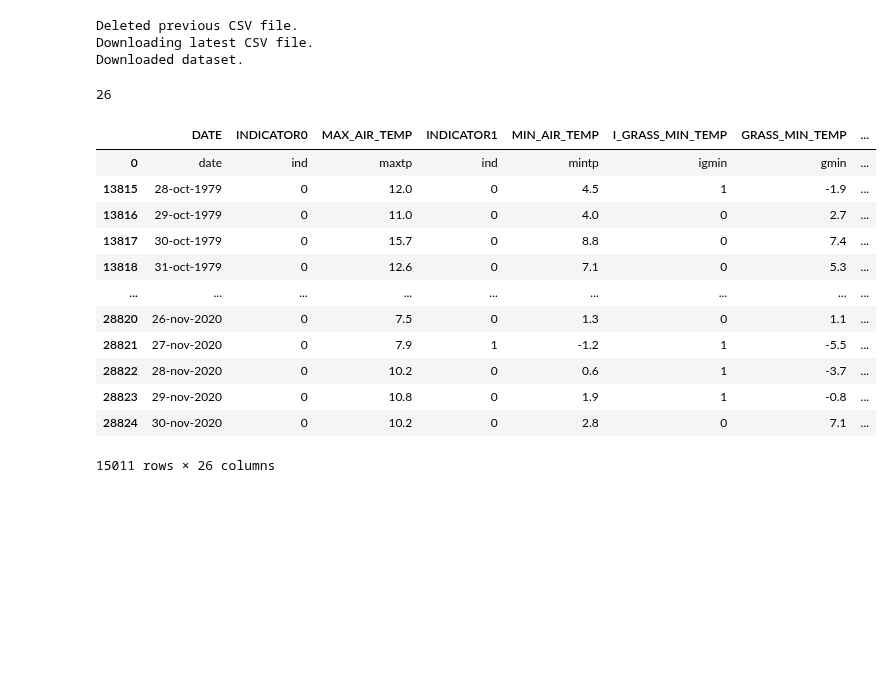
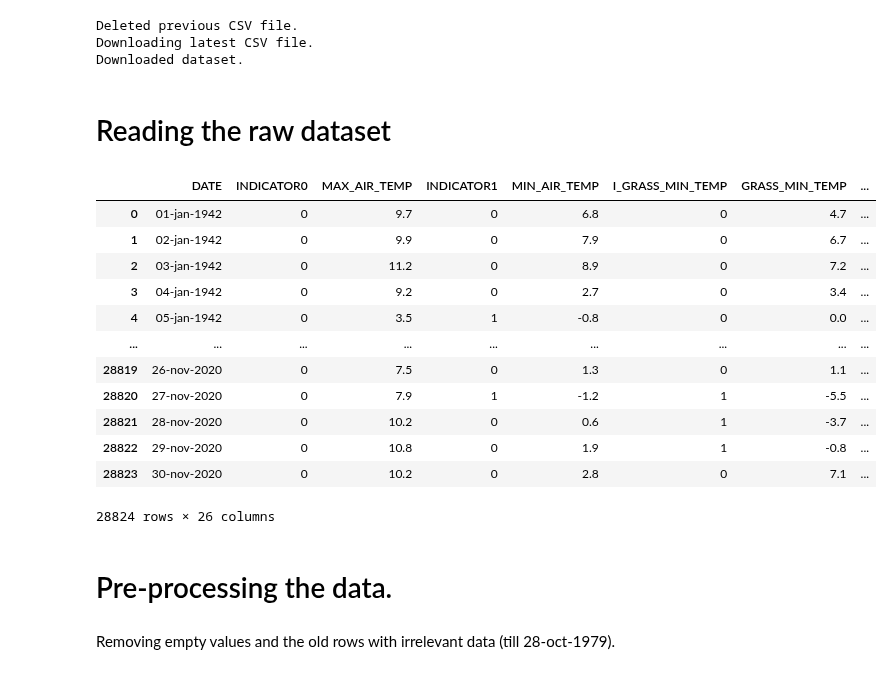
Before and after one commit to siddhesh21/Dublin-Rainfall-Analysis-Predictions, a Jupyter notebook: final_assignment/ML_final_assignment.ipynb, the cells around one changed output. Drawn from its saved outputs; the diff is of its cells as text; code cells hidden in the pictures; blank space fills up the shorter version.

Commit message:
Pre-processing started and Rain boolean added.

```diff
--- a/final_assignment/ML_final_assignment.ipynb
+++ b/final_assignment/ML_final_assignment.ipynb
@@ -31,28 +31,35 @@ with open("dly532.csv", "w") as writing:
 writing.close()
+# %% [markdown]
+# Reading the raw dataset
 # %%
 names = ["DATE", "INDICATOR0","MAX_AIR_TEMP",
            "INDICATOR1","MIN_AIR_TEMP","I_GRASS_MIN_TEMP",
            "GRASS_MIN_TEMP","INDICATOR2","RAIN_MM",
            "MEAN_CBL_PRESSURE","MEAN_WINDSPEED_KNOT","INDICATOR3",
            "HIGHEST_10MIN_WINDSPEED","INDICATOR4","WIND_DIR_DEGREE",
            "INDICATOR5","HIGHEST_GUST","SUN_DURATION","DOS",
            "GLOBAL_RADIATION","SOIL_TEMP","POTENTIAL_EVAPOTRANSPIRATION",
            "EVAPORATION","SMD_WELL_DRAINED","SMD_MODERATELY_DRAINED","SMD_POORLY_DRAINED"]
+read_data = pd.read_csv("dly532.csv", names = names)
+read_data
 # %% [output]
+|  | DATE | INDICATOR0 | MAX_AIR_TEMP | INDICATOR1 | MIN_AIR_TEMP | I_GRASS_MIN_TEMP | GRASS_MIN_TEMP | ... |
+| 0 | 01-jan-1942 | 0 | 9.7 | 0 | 6.8 | 0 | 4.7 | ... |
+| 1 | 02-jan-1942 | 0 | 9.9 | 0 | 7.9 | 0 | 6.7 | ... |
+| 2 | 03-jan-1942 | 0 | 11.2 | 0 | 8.9 | 0 | 7.2 | ... |
+| 3 | 04-jan-1942 | 0 | 9.2 | 0 | 2.7 | 0 | 3.4 | ... |
+| 4 | 05-jan-1942 | 0 | 3.5 | 1 | -0.8 | 0 | 0.0 | ... |
+| ... | ... | ... | ... | ... | ... | ... | ... | ... |
+| 28819 | 26-nov-2020 | 0 | 7.5 | 0 | 1.3 | 0 | 1.1 | ... |
+| 28820 | 27-nov-2020 | 0 | 7.9 | 1 | -1.2 | 1 | -5.5 | ... |
+| 28821 | 28-nov-2020 | 0 | 10.2 | 0 | 0.6 | 1 | -3.7 | ... |
+| 28822 | 29-nov-2020 | 0 | 10.8 | 0 | 1.9 | 1 | -0.8 | ... |
+| 28823 | 30-nov-2020 | 0 | 10.2 | 0 | 2.8 | 0 | 7.1 | ... |
-26
+28824 rows × 26 columns
-|  | DATE | INDICATOR0 | MAX_AIR_TEMP | INDICATOR1 | MIN_AIR_TEMP | I_GRASS_MIN_TEMP | GRASS_MIN_TEMP | ... |
-| 0 | date | ind | maxtp | ind | mintp | igmin | gmin | ... |
-| 13815 | 28-oct-1979 | 0 | 12.0 | 0 | 4.5 | 1 | -1.9 | ... |
-| 13816 | 29-oct-1979 | 0 | 11.0 | 0 | 4.0 | 0 | 2.7 | ... |
-| 13817 | 30-oct-1979 | 0 | 15.7 | 0 | 8.8 | 0 | 7.4 | ... |
-| 13818 | 31-oct-1979 | 0 | 12.6 | 0 | 7.1 | 0 | 5.3 | ... |
-| ... | ... | ... | ... | ... | ... | ... | ... | ... |
-| 28820 | 26-nov-2020 | 0 | 7.5 | 0 | 1.3 | 0 | 1.1 | ... |
-| 28821 | 27-nov-2020 | 0 | 7.9 | 1 | -1.2 | 1 | -5.5 | ... |
-| 28822 | 28-nov-2020 | 0 | 10.2 | 0 | 0.6 | 1 | -3.7 | ... |
-| 28823 | 29-nov-2020 | 0 | 10.8 | 0 | 1.9 | 1 | -0.8 | ... |
-| 28824 | 30-nov-2020 | 0 | 10.2 | 0 | 2.8 | 0 | 7.1 | ... |
-15011 rows × 26 columns
+# %% [markdown]
+# Pre-processing the data.
+# %% [markdown]
+Removing empty values and the old rows with irrelevant data (till 28-oct-1979).
 # %%
 read_data = pd.read_csv("dly532.csv", names = names)
 read_data = read_data.replace(r'^\s*$', np.nan, regex=True)
```
Also changed, not shown: parts of 8 cells of this notebook, 1 other file.
